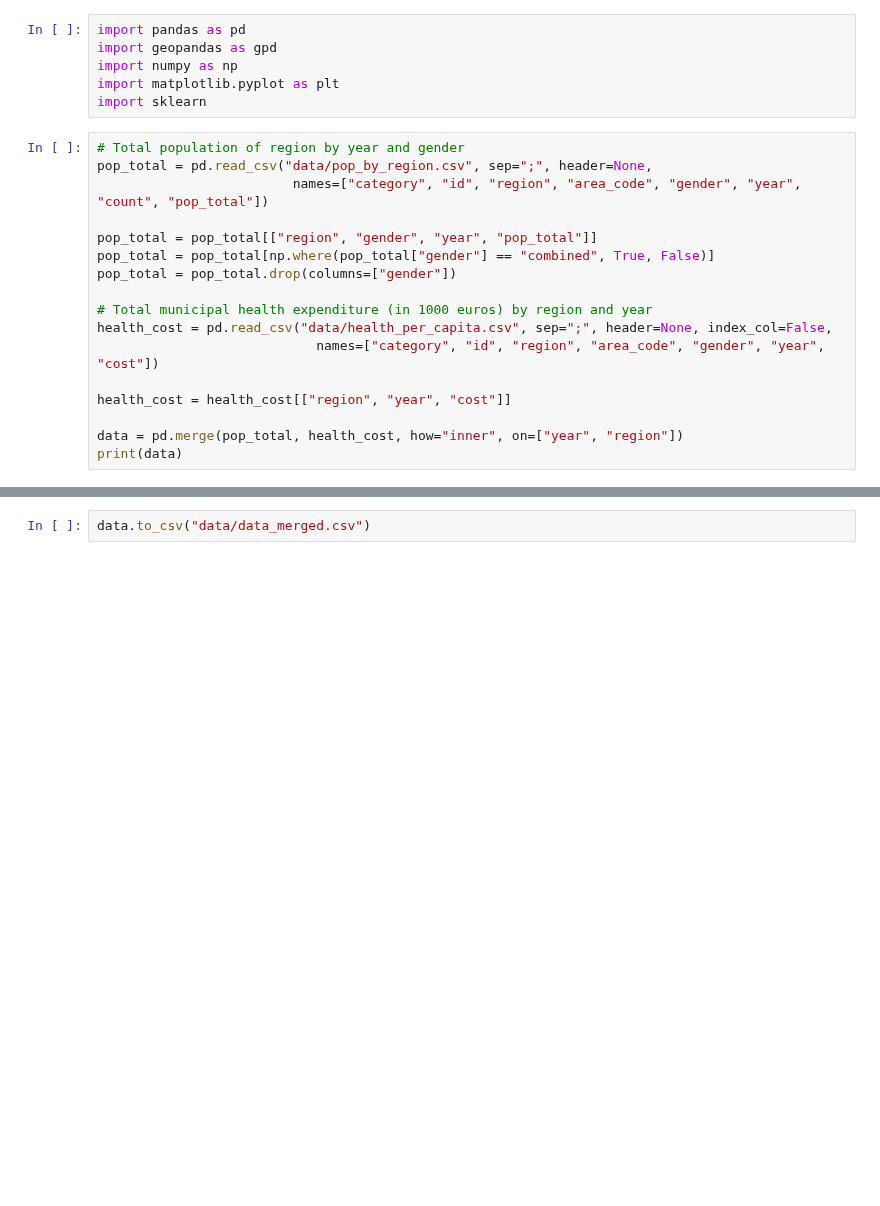
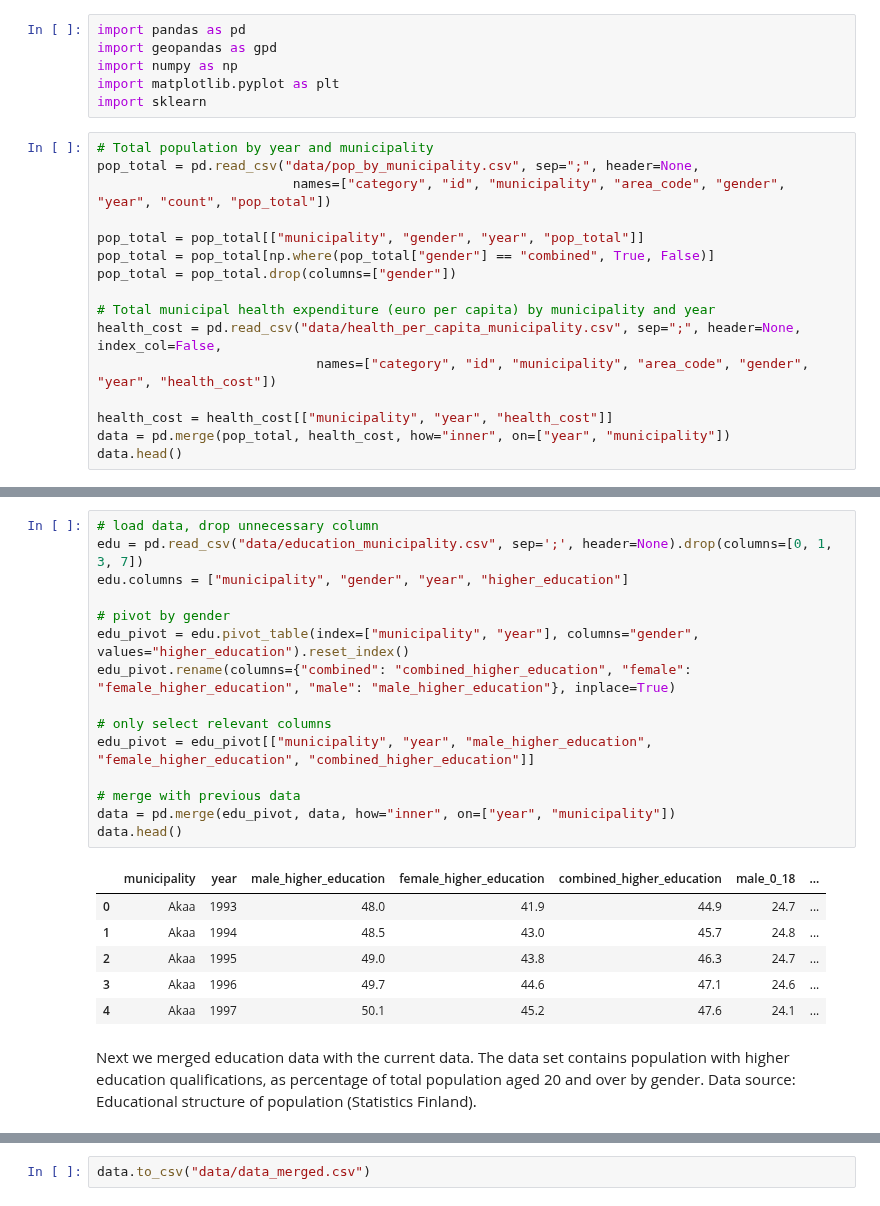
Before and after one commit to AnnaKuokkanen/DataScienceIntro, a Jupyter notebook: intro_to_data_project.ipynb, the cells around one changed output, grey strips where cells are left out. Saved outputs shown, nothing was run; the diff lists cells and outputs as text; blank space fills up the shorter version.

```diff
--- a/intro_to_data_project.ipynb
+++ b/intro_to_data_project.ipynb
@@ -27,20 +19,19 @@ import numpy as np
 import matplotlib.pyplot as plt
 import sklearn
 # %%
-# Total population of region by year and gender
-pop_total = pd.read_csv("data/pop_by_region.csv", sep=";", header=None,
-                         names=["category", "id", "region", "area_code", "gender", "year", "count", "pop_total"])
+# Total population by year and municipality
+pop_total = pd.read_csv("data/pop_by_municipality.csv", sep=";", header=None,
+                         names=["category", "id", "municipality", "area_code", "gender", "year", "count", "pop_total"])
 
-pop_total = pop_total[["region", "gender", "year", "pop_total"]]
+pop_total = pop_total[["municipality", "gender", "year", "pop_total"]]
 pop_total = pop_total[np.where(pop_total["gender"] == "combined", True, False)]
 pop_total = pop_total.drop(columns=["gender"])
 
-# Total municipal health expenditure (in 1000 euros) by region and year
-health_cost = pd.read_csv("data/health_per_capita.csv", sep=";", header=None, index_col=False,
-                            names=["category", "id", "region", "area_code", "gender", "year", "cost"])
+# Total municipal health expenditure (euro per capita) by municipality and year
+health_cost = pd.read_csv("data/health_per_capita_municipality.csv", sep=";", header=None, index_col=False,
+                            names=["category", "id", "municipality", "area_code", "gender", "year", "health_cost"])
 
-health_cost = health_cost[["region", "year", "cost"]]
-
-data = pd.merge(pop_total, health_cost, how="inner", on=["year", "region"])
-print(data)
+health_cost = health_cost[["municipality", "year", "health_cost"]]
+data = pd.merge(pop_total, health_cost, how="inner", on=["year", "municipality"])
+data.head()
 # %% [output]
@@ -135,0 +101,24 @@ Here we have population structure data. The data set contained many options, but
+# %%
+# load data, drop unnecessary column
+edu = pd.read_csv("data/education_municipality.csv", sep=';', header=None).drop(columns=[0, 1, 3, 7])
+edu.columns = ["municipality", "gender", "year", "higher_education"]
+
+# pivot by gender
+edu_pivot = edu.pivot_table(index=["municipality", "year"], columns="gender", values="higher_education").reset_index()
+edu_pivot.rename(columns={"combined": "combined_higher_education", "female": "female_higher_education", "male": "male_higher_education"}, inplace=True)
+
+# only select relevant columns
+edu_pivot = edu_pivot[["municipality", "year", "male_higher_education", "female_higher_education", "combined_higher_education"]]
+
+# merge with previous data
+data = pd.merge(edu_pivot, data, how="inner", on=["year", "municipality"])
+data.head()
+# %% [output]
+|  | municipality | year | male_higher_education | female_higher_education | combined_higher_education | male_0_18 | ... |
+| 0 | Akaa | 1993 | 48.0 | 41.9 | 44.9 | 24.7 | ... |
+| 1 | Akaa | 1994 | 48.5 | 43.0 | 45.7 | 24.8 | ... |
+| 2 | Akaa | 1995 | 49.0 | 43.8 | 46.3 | 24.7 | ... |
+| 3 | Akaa | 1996 | 49.7 | 44.6 | 47.1 | 24.6 | ... |
+| 4 | Akaa | 1997 | 50.1 | 45.2 | 47.6 | 24.1 | ... |
+# %% [markdown]
+Next we merged education data with the current data. The data set contains population with higher education qualifications, as percentage of total population aged 20 and over by gender. Data source: Educational structure of population (Statistics Finland).
```
Also changed, not shown: parts of 34 cells of this notebook.
